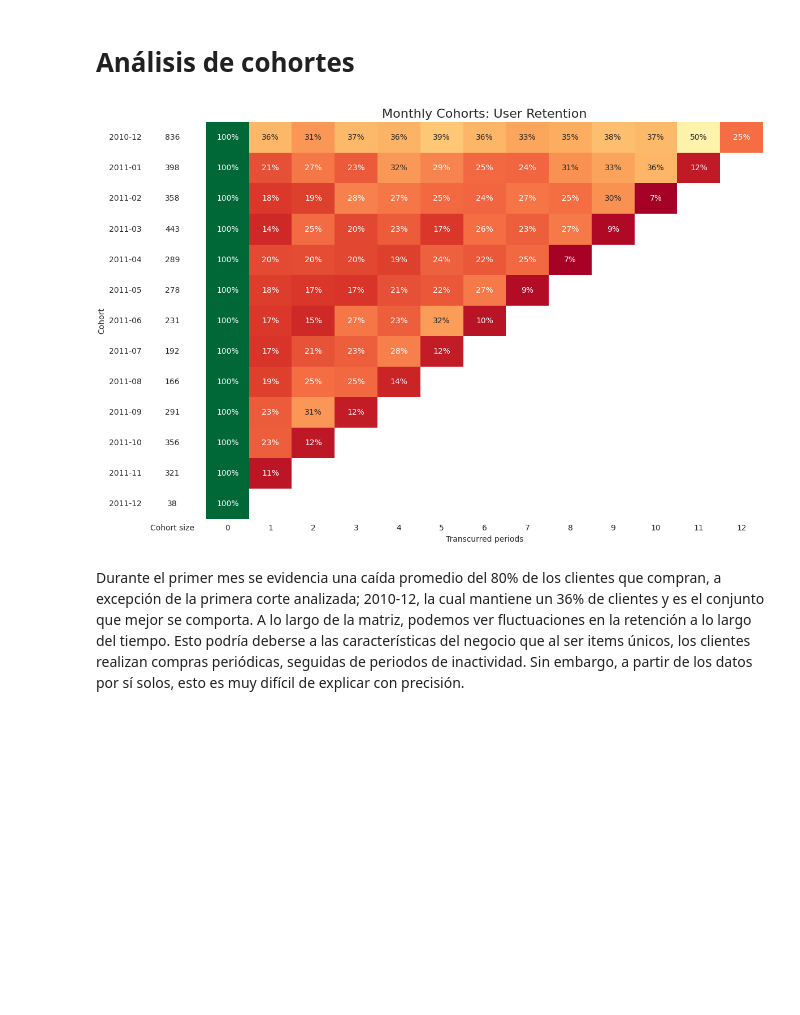
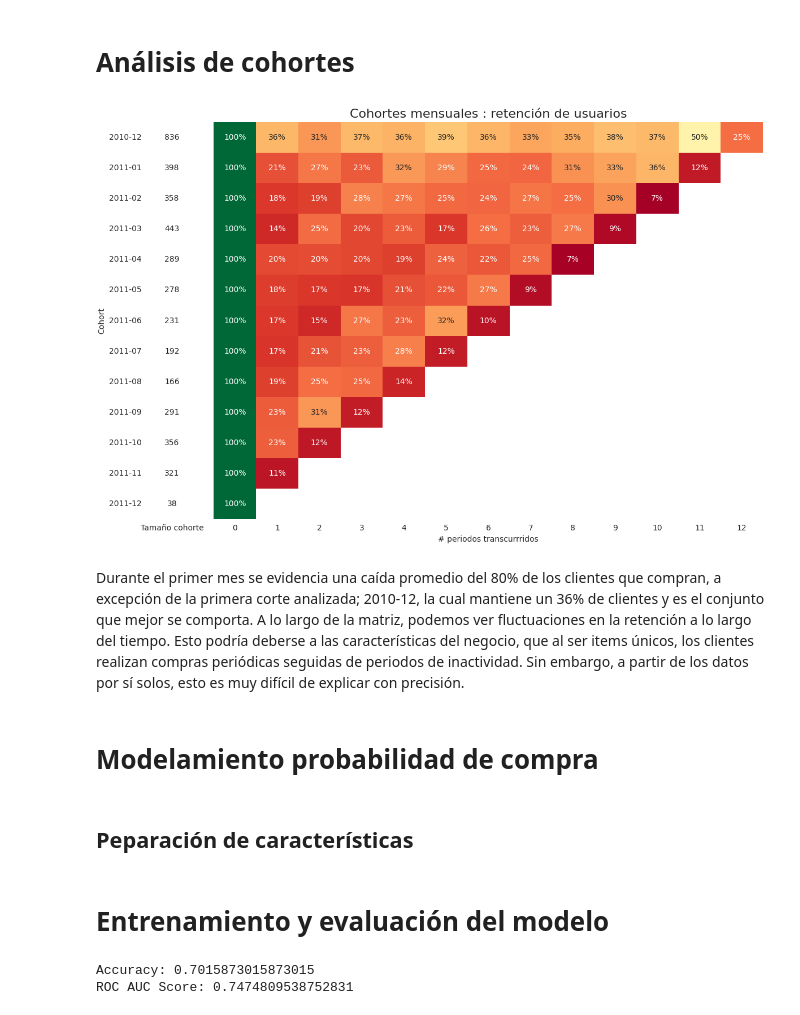
Before and after one commit to sezalo/CTCCitec, a Jupyter notebook: Desarrollo.ipynb, the cells around one changed output. Cells and saved outputs as stored; diff of their text form; code cells hidden in the pictures; blank space fills up the shorter version.

Commit message:
Se implementa modelo ML para predecir probabilidad de compra de los clientes dentro de próximos 30 días en Desarrollo.ipynb. Se actualizan versiones de librerías necesarias en requirements.txt

```diff
--- a/Desarrollo.ipynb
+++ b/Desarrollo.ipynb
@@ -301,36 +316,40 @@ df_pivoteado = df_cohorte.pivot_table(index='Cohort', columns='Period', values='
 
 
 # Grafica
 cohorte_size = df_pivoteado.iloc[:, 0]
 matriz_retencion = df_pivoteado.divide(cohorte_size, axis=0)
 
 with sb.axes_style("white"):
     fig, ax = plt.subplots(1, 2, figsize=(12, 8), sharey=True, gridspec_kw={'width_ratios': [1, 11]})
 
     # Matriz de retención
     sb.heatmap(matriz_retencion,
                 mask=matriz_retencion.isnull(),
                 annot=True,
                 fmt='.0%',
                 cmap='RdYlGn',
                 cbar= False,
                 ax=ax[1])
-    ax[1].set_title('Monthly Cohorts: User Retention', fontsize=16)
-    ax[1].set(xlabel='Transcurred periods',
+    ax[1].set_title('Cohortes mensuales : retención de usuarios', fontsize=16)
+    ax[1].set(xlabel='# periodos transcurrridos',
               ylabel='')
 
     # Tamaño de las cohortes
-    df_cohorte_size = pd.DataFrame(cohorte_size).rename(columns={0: 'Cohort size'})
+    df_cohorte_size = pd.DataFrame(cohorte_size).rename(columns={0: 'Tamaño cohorte'})
     white_cmap = mcolors.ListedColormap(['white'])
     sb.heatmap(df_cohorte_size,
                 annot=True,
                 cbar=False,
                 fmt='g',
                 cmap=white_cmap,
                 ax=ax[0])
 
     fig.tight_layout()
 # %% [output]
-[figure, old version]
+[figure, new version]
 # %% [markdown]
-Durante el primer mes se evidencia una caída promedio del 80% de los clientes que compran, a excepción de la primera corte analizada; 2010-12, la cual mantiene un 36% de clientes y es el conjunto que mejor se comporta. A lo largo de la matriz, podemos ver fluctuaciones en la retención a lo largo del tiempo. Esto podría deberse a las características del negocio que al ser items únicos, los clientes realizan compras periódicas, seguidas de periodos de inactividad. Sin embargo, a partir de los datos por sí solos, esto es muy difícil de explicar con precisión.
+Durante el primer mes se evidencia una caída promedio del 80% de los clientes que compran, a excepción de la primera corte analizada; 2010-12, la cual mantiene un 36% de clientes y es el conjunto que mejor se comporta. A lo largo de la matriz, podemos ver fluctuaciones en la retención a lo largo del tiempo. Esto podría deberse a las características del negocio, que al ser items únicos, los clientes realizan compras periódicas seguidas de periodos de inactividad. Sin embargo, a partir de los datos por sí solos, esto es muy difícil de explicar con precisión.
+# %% [markdown]
+# Modelamiento probabilidad de compra
+# %% [markdown]
+## Peparación de características
@@ -336,0 +388,20 @@ Durante el primer mes se evidencia una caída promedio del 80% de los clientes q
+# %% [markdown]
+# Entrenamiento y evaluación del modelo
+# %%
+# Entrenamiento del modelo claisificador
+clf = RandomForestClassifier(n_estimators=100, random_state=42)
+clf.fit(X_train, y_train)
+
+# Predecir en el conjunto de prueba
+y_pred = clf.predict(X_test)
+y_pred_proba = clf.predict_proba(X_test)[:, 1]
+
+# Evaluación en el conjunto de prueba
+accuracy = accuracy_score(y_test, y_pred)
+
+
+print(f'Accuracy: {accuracy}')
+print(f'ROC AUC Score: {roc_auc}')
+# %% [output]
+Accuracy: 0.7015873015873015
+ROC AUC Score: 0.7474809538752831
```
Also changed, not shown: parts of 10 cells of this notebook, 1 other file.
